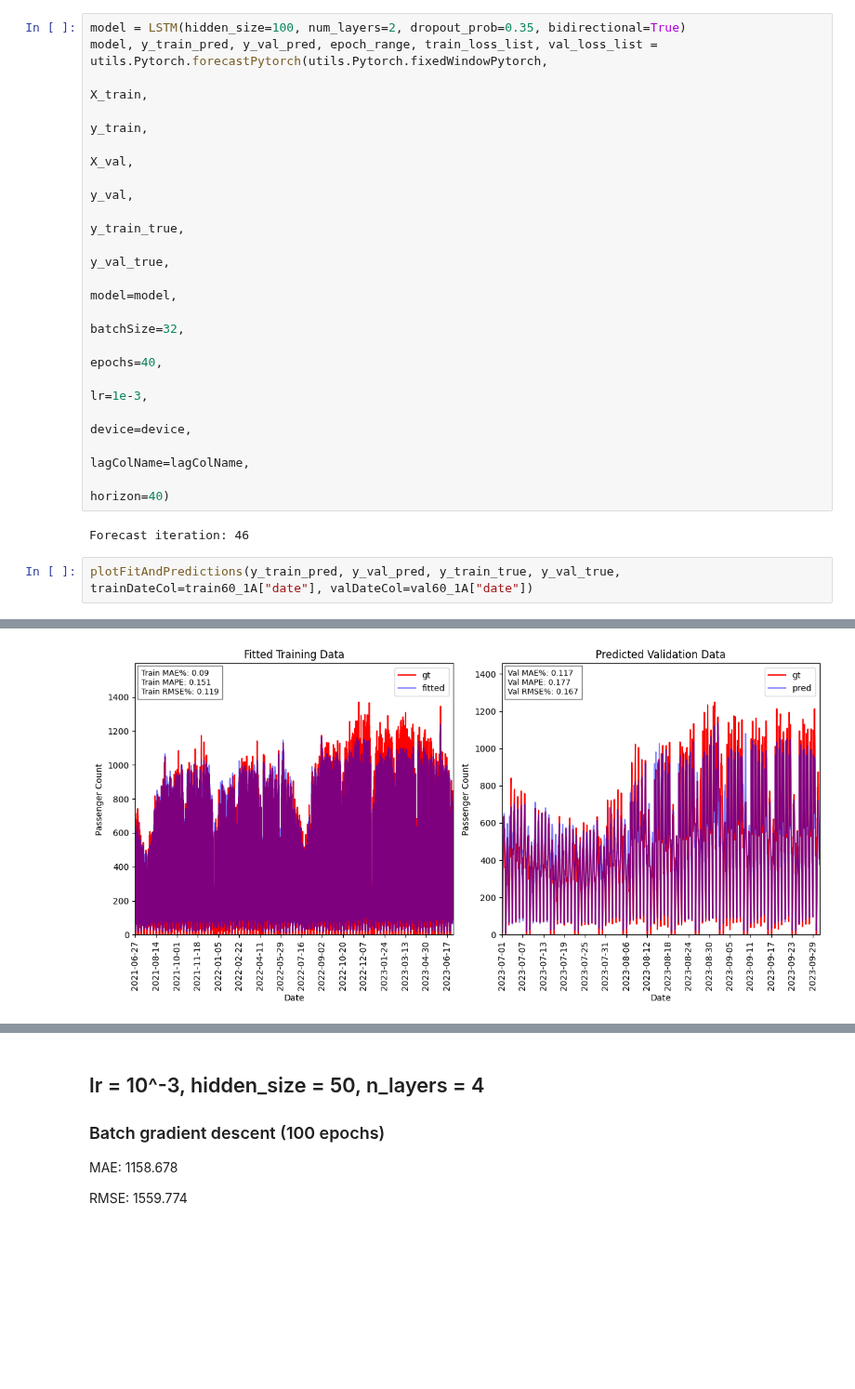
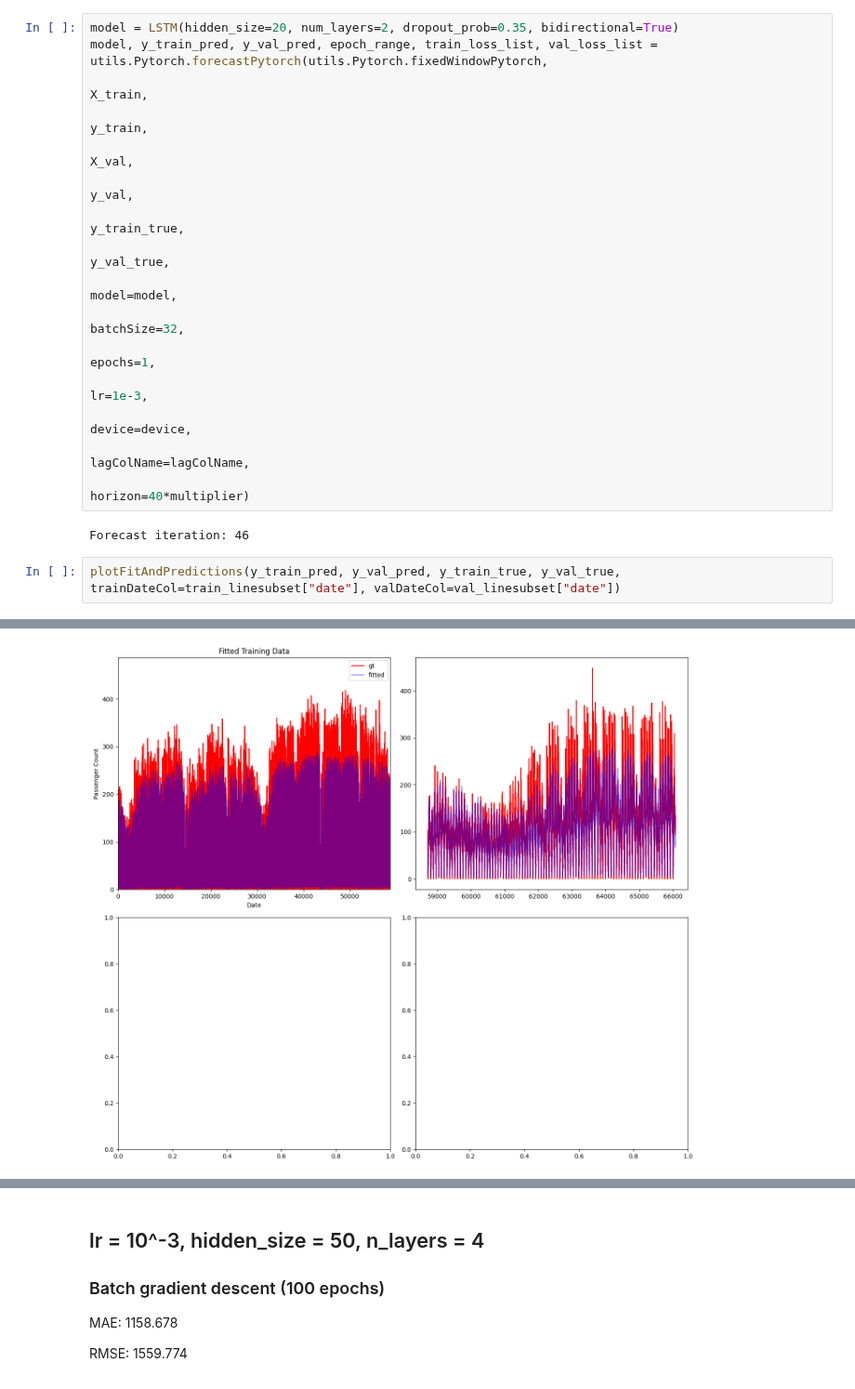
Before and after one commit to andr830g/Machine-Learning-Passenger-Forecasting, a Jupyter notebook: DeepLearningModelling.ipynb, the cells around one changed output, grey strips where cells are left out. Shown at 93% size. Cells and saved outputs as stored; diff of their text form; blank space fills up the shorter version.

Commit message:
Fixed memoryerror for fitting on train data

```diff
--- a/DeepLearningModelling.ipynb
+++ b/DeepLearningModelling.ipynb
@@ -75,7 +87,7 @@ class LSTM(nn.Module):
 # %% [output]
 cuda
 # %%
-model = LSTM(hidden_size=100, num_layers=2, dropout_prob=0.35, bidirectional=True)
+model = LSTM(hidden_size=20, num_layers=2, dropout_prob=0.35, bidirectional=True)
 model, y_train_pred, y_val_pred, epoch_range, train_loss_list, val_loss_list = utils.Pytorch.forecastPytorch(utils.Pytorch.fixedWindowPytorch,
                                                                                                              X_train,
                                                                                                              y_train,
@@ -85,13 +97,13 @@ model, y_train_pred, y_val_pred, epoch_range, train_loss_list, val_loss_list = u
                                                                                                              y_val_true,
                                                                                                              model=model,
                                                                                                              batchSize=32,
-                                                                                                             epochs=40,
+                                                                                                             epochs=1,
                                                                                                              lr=1e-3,
                                                                                                              device=device,
                                                                                                              lagColName=lagColName,
-                                                                                                             horizon=40)
+                                                                                                             horizon=40*multiplier)
 # %% [output]
 Forecast iteration: 46
 # %%
-plotFitAndPredictions(y_train_pred, y_val_pred, y_train_true, y_val_true, trainDateCol=train60_1A["date"], valDateCol=val60_1A["date"])
+plotFitAndPredictions(y_train_pred, y_val_pred, y_train_true, y_val_true, trainDateCol=train_linesubset["date"], valDateCol=val_linesubset["date"])
 # %% [output]
@@ -98,4 +111,4 @@ plotFitAndPredictions(y_train_pred, y_val_pred, y_train_true, y_val_true, trainD
-[figure, old version]
+[figure, new version]
 # %%
 plotLossCurves(train_loss_list, val_loss_list, epoch_range)
 # %% [output]
```
Also changed, not shown: parts of 3 cells of this notebook, 2 other files.
